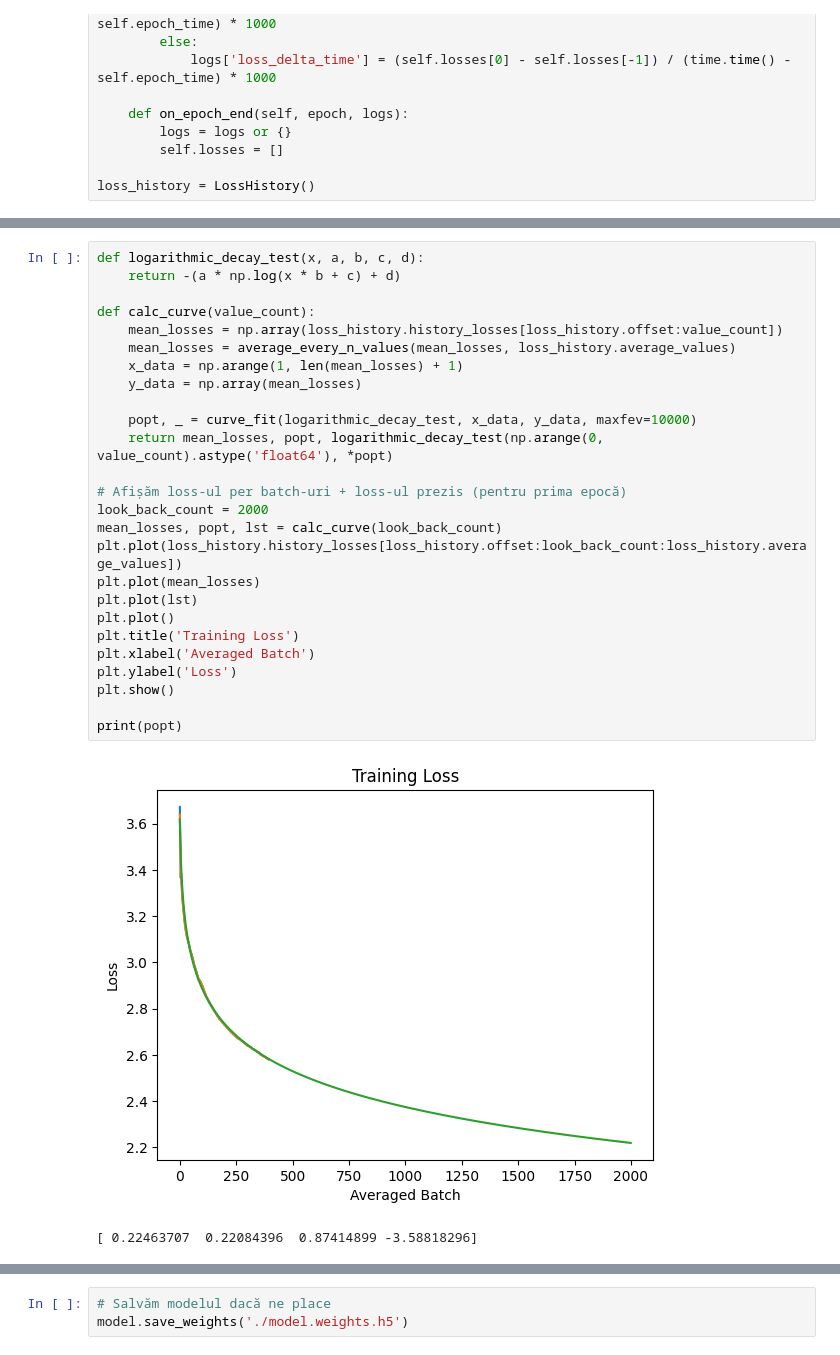
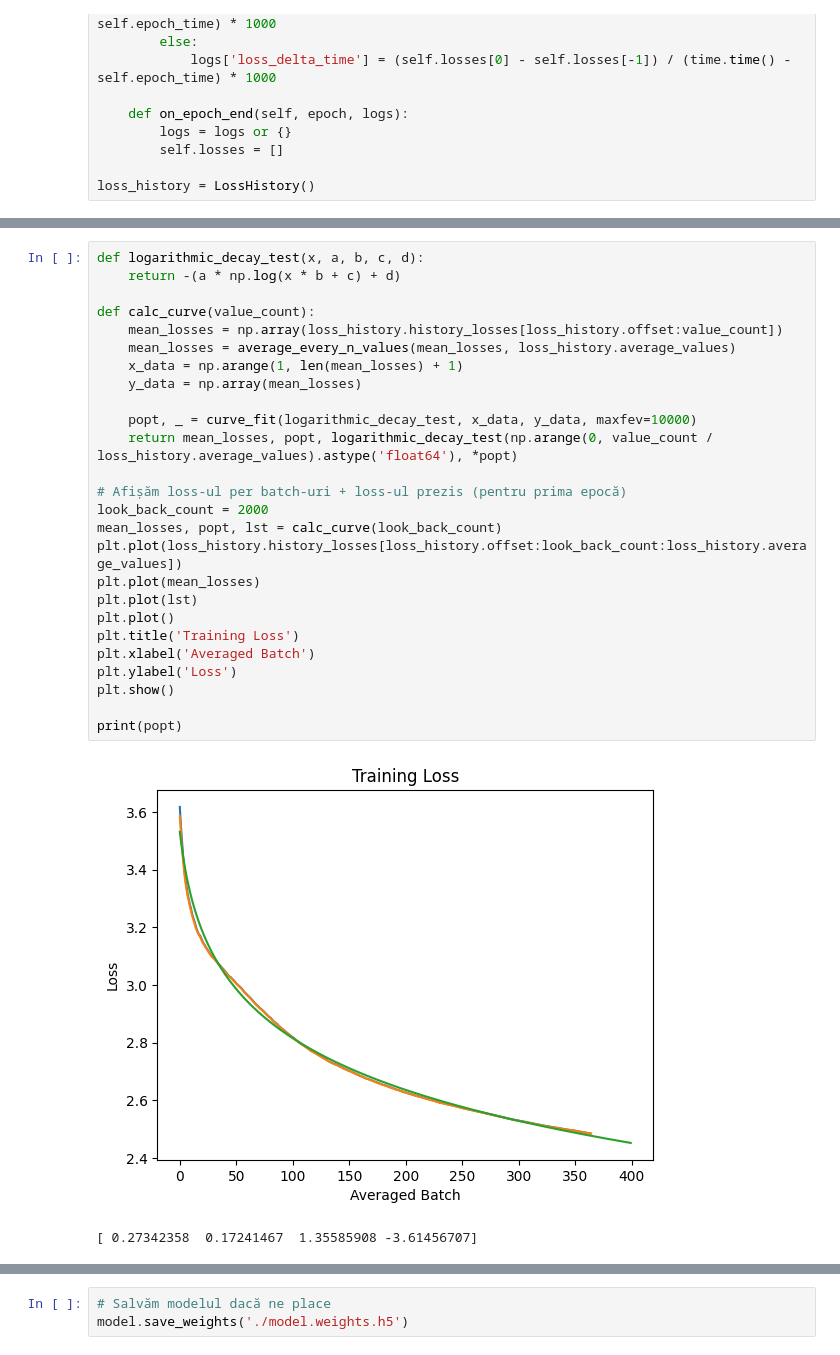
Before and after one commit to zexsoft/LstmPredictiveLoss, a Jupyter notebook: lstm_keras_ro.ipynb, the cells around one changed output, grey strips where cells are left out. Saved outputs shown, nothing was run; the diff lists cells and outputs as text.

```diff
--- a/lstm_keras_ro.ipynb
+++ b/lstm_keras_ro.ipynb
@@ -291,32 +292,32 @@ ValueError: Arguments `target` and `output` must have the same rank (ndim). Rece
 # %%
 def logarithmic_decay_test(x, a, b, c, d):
     return -(a * np.log(x * b + c) + d)
 
 def calc_curve(value_count):
     mean_losses = np.array(loss_history.history_losses[loss_history.offset:value_count])
     mean_losses = average_every_n_values(mean_losses, loss_history.average_values)
     x_data = np.arange(1, len(mean_losses) + 1)
     y_data = np.array(mean_losses)
 
     popt, _ = curve_fit(logarithmic_decay_test, x_data, y_data, maxfev=10000)
-    return mean_losses, popt, logarithmic_decay_test(np.arange(0, value_count).astype('float64'), *popt)
+    return mean_losses, popt, logarithmic_decay_test(np.arange(0, value_count / loss_history.average_values).astype('float64'), *popt)
 
 # Afișăm loss-ul per batch-uri + loss-ul prezis (pentru prima epocă)
 look_back_count = 2000
 mean_losses, popt, lst = calc_curve(look_back_count)
 plt.plot(loss_history.history_losses[loss_history.offset:look_back_count:loss_history.average_values])
 plt.plot(mean_losses)
 plt.plot(lst)
 plt.plot()
 plt.title('Training Loss')
 plt.xlabel('Averaged Batch')
 plt.ylabel('Loss')
 plt.show()
 
 print(popt)
 # %% [output]
-[figure, old version]
+[figure, new version]
-[ 0.22463707  0.22084396  0.87414899 -3.58818296]
+[ 0.27342358  0.17241467  1.35585908 -3.61456707]
 # %%
 # Prezicem următoarele token-uri din secvență
 def predict_tokens(prompt, length, temperature=0.6):
```
Also changed, not shown: parts of 3 cells of this notebook, 7 other files.
